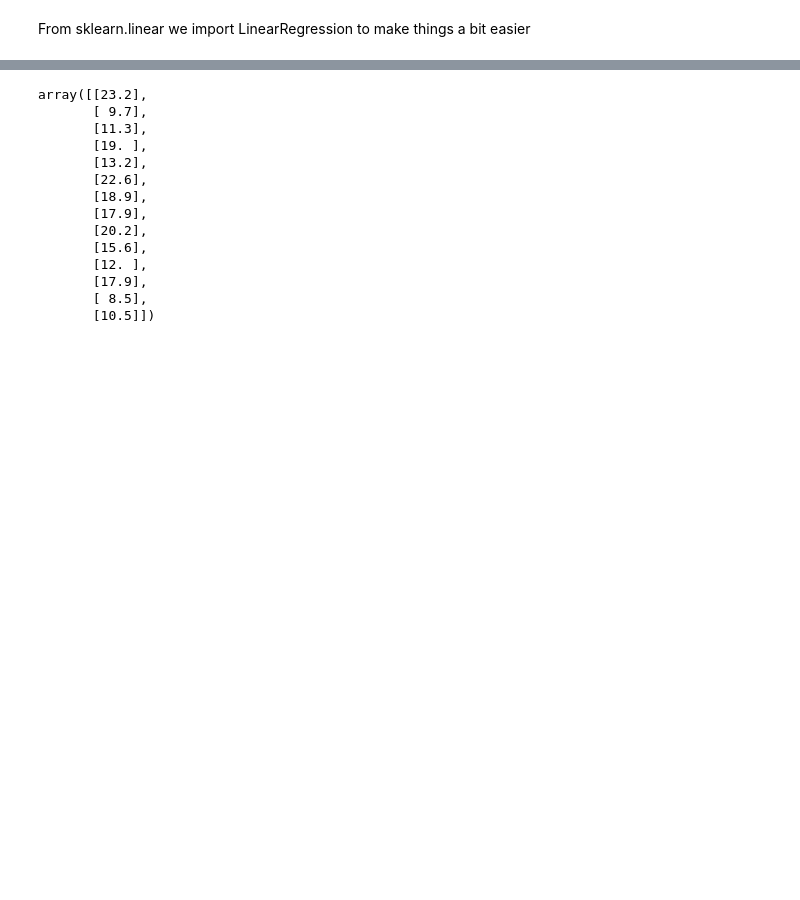
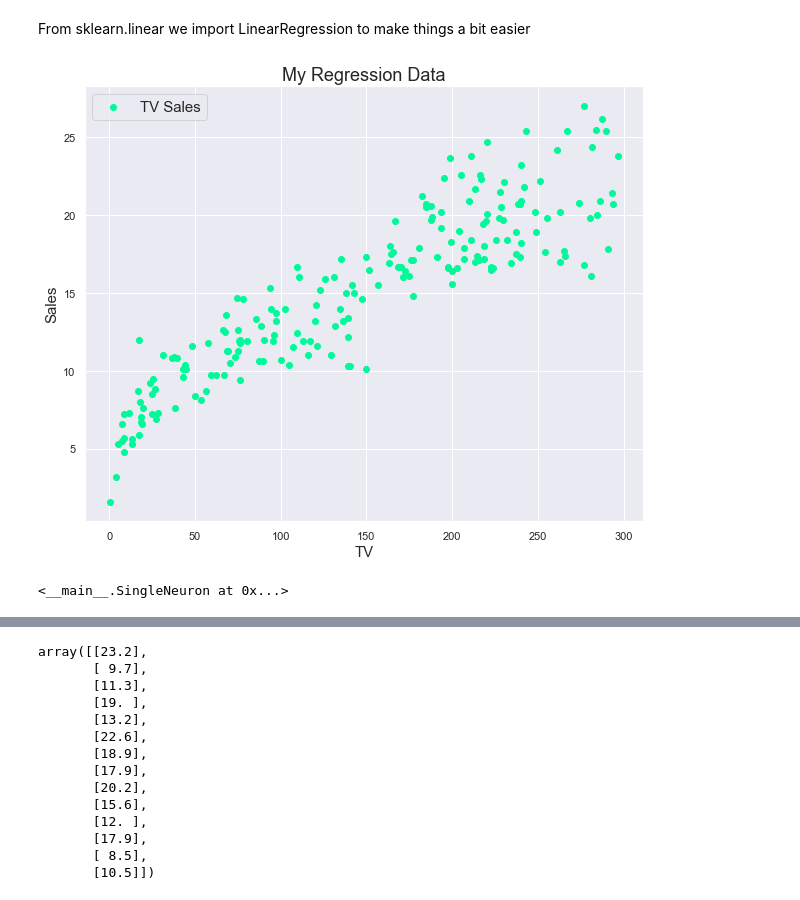
Before and after one commit to chan24th/Machine-Learning-and-Optimization, a Jupyter notebook: Supervised_Learning/Linear Regression/Linear_Regression.ipynb, the cells around one changed output, grey strips where cells are left out. Cells and saved outputs as stored; diff of their text form; code cells hidden in the pictures; blank space fills up the shorter version.

```diff
--- a/Supervised_Learning/Linear Regression/Linear_Regression.ipynb
+++ b/Supervised_Learning/Linear Regression/Linear_Regression.ipynb
@@ -80,0 +103,22 @@ From sklearn.linear we import LinearRegression to make things a bit easier
+# %%
+X = df.TV.values
+X = X.reshape(-1, 1)
+y = df.Sales.values
+# %%
+plt.figure(figsize = (10, 8))
+plt.scatter(X, y, color = "mediumspringgreen", label = "TV Sales")
+plt.xlabel("TV", fontsize = 15)
+plt.ylabel("Sales", fontsize = 15)
+plt.title("My Regression Data", fontsize = 18)
+plt.legend(fontsize = 15)
+plt.show()
+# %% [output]
+[figure, added]
+# %%
+def linear_activation(z):
+    return z
+
+node = SingleNeuron(linear_activation)
+node.train(X, y, alpha = 0.00002, epochs = 10)
+# %% [output]
+<__main__.SingleNeuron at 0x...>
```
Also changed, not shown: parts of 12 cells of this notebook, 24 other files.
